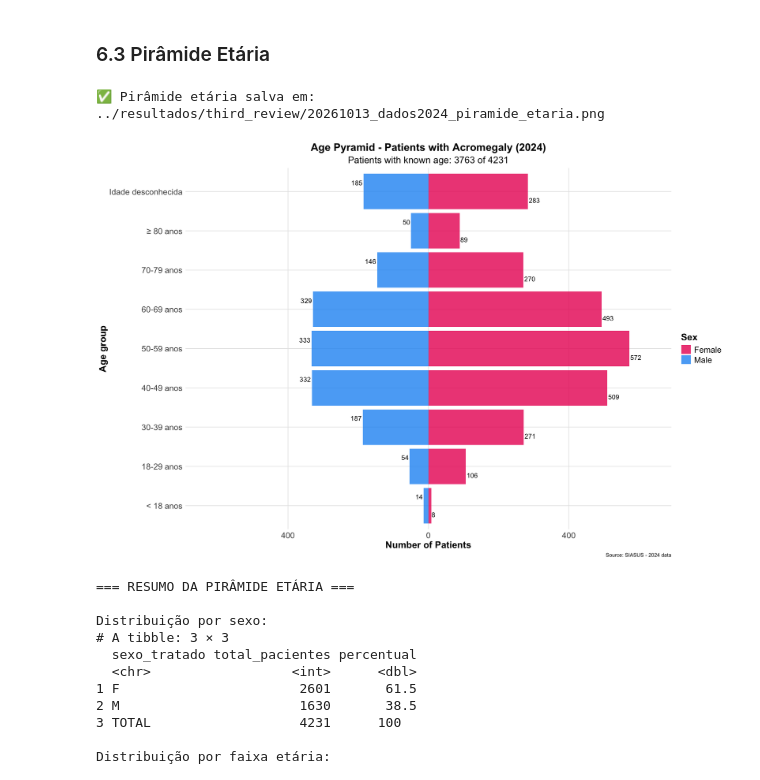
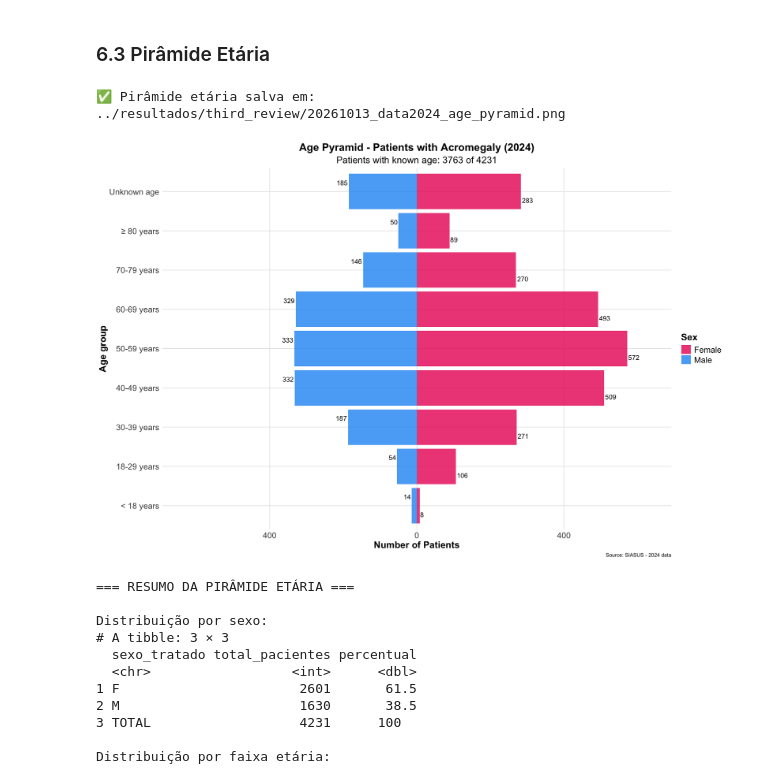
Before and after one commit to daniellybx/public-acromegaly, a Jupyter notebook: notebooks/acromegalia_analise_medicamentos.ipynb, the cells around one changed output. Drawn from its saved outputs; the diff is of its cells as text; code cells hidden in the pictures.

Commit message:
english review

```diff
--- a/notebooks/acromegalia_analise_medicamentos.ipynb
+++ b/notebooks/acromegalia_analise_medicamentos.ipynb
@@ -4,7 +4,9 @@
 Análise de dados de APAC Medicamentos (AM) e Produção Ambulatorial (PA) do SIASUS para acromegalia.
 # %%
 # Função para gerar nome de arquivo com data atual
-# Terceira revisão: todos os artefatos corrigidos são salvos em resultados/third_review/
+# Terceira revisão: todos os artefatos corrigidos são salvos em resultados/third_review/,
+# com nomes de arquivos, abas, colunas e valores em inglês (func/translation_en.R)
+source("func/translation_en.R")
 pasta_resultados <- "../resultados/third_review/"
 if (!dir.exists(pasta_resultados)) {
   dir.create(pasta_resultados, recursive = TRUE)
@@ -12,13 +14,13 @@ if (!dir.exists(pasta_resultados)) {
 
 gerar_nome_arquivo <- function(indicador) {
   data_atual <- format(Sys.Date(), "%Y%m%d")
-  return(paste0(pasta_resultados, data_atual, "_dados2024_", indicador, ".xlsx"))
+  return(paste0(pasta_resultados, data_atual, "_data2024_", nome_arquivo_en(indicador), ".xlsx"))
 }
 
 # Função para gerar nome de arquivo PNG
 gerar_nome_png <- function(indicador) {
   data_atual <- format(Sys.Date(), "%Y%m%d")
-  return(paste0(pasta_resultados, data_atual, "_dados2024_", indicador, ".png"))
+  return(paste0(pasta_resultados, data_atual, "_data2024_", nome_arquivo_en(indicador), ".png"))
 }
 
 cat("Funções de formatação de data criadas!\n")
@@ -795,6 +797,7 @@ max_valor <- max(abs(dados_piramide_plot$qtd_plot))
 piramide_etaria <- ggplot(dados_piramide_plot, aes(x = faixa_etaria, y = qtd_plot, fill = sexo_tratado)) +
   geom_bar(stat = "identity", position = "identity", alpha = 0.8) +
   coord_flip() +
+  scale_x_discrete(labels = traduzir_texto) +
   scale_y_continuous(
     labels = function(x) abs(x),
     limits = c(-max_valor * 1.1, max_valor * 1.1)
@@ -817,35 +820,35 @@ piramide_etaria <- ggplot(dados_piramide_plot, aes(x = faixa_etaria, y = qtd_plo
     plot.subtitle = element_text(size = 16, hjust = 0.5),
     axis.text.x = element_text(size = 14),
     axis.text.y = element_text(size = 14),
     axis.title = element_text(size = 16, face = "bold"),
     legend.title = element_text(size = 16, face = "bold"),
     legend.text = element_text(size = 14),
     panel.grid.major = element_line(color = "grey90"),
     panel.grid.minor = element_blank()
   ) +
   geom_text(
     aes(label = ifelse(qtd_plot != 0, abs(qtd_plot), "")),
     position = position_dodge(width = 0.9),
     hjust = ifelse(dados_piramide_plot$qtd_plot >= 0, -0.1, 1.1),
     size = 4,
     color = "black"
   )
 
 # Configurar tamanho da exibição no notebook
 options(repr.plot.width = 15, repr.plot.height = 10)
 
 # Exibir gráfico com tamanho maior
 print(piramide_etaria)
 
 # Salvar gráfico
 ggsave(gerar_nome_png("piramide_etaria"),
        plot = piramide_etaria,
        width = 15, height = 10, dpi = 300)
 
 cat("\n✅ Pirâmide etária salva em:", gerar_nome_png("piramide_etaria"), "\n")
 # %% [output]
-✅ Pirâmide etária salva em: ../resultados/third_review/20261013_dados2024_piramide_etaria.png
+✅ Pirâmide etária salva em: ../resultados/third_review/20261013_data2024_age_pyramid.png
-[figure, old version]
+[figure, new version]
 # %%
 # Resumo estatístico da pirâmide etária
 cat("=== RESUMO DA PIRÂMIDE ETÁRIA ===\n\n")
```
Also changed, not shown: parts of 16 cells of this notebook, 51 other files.
